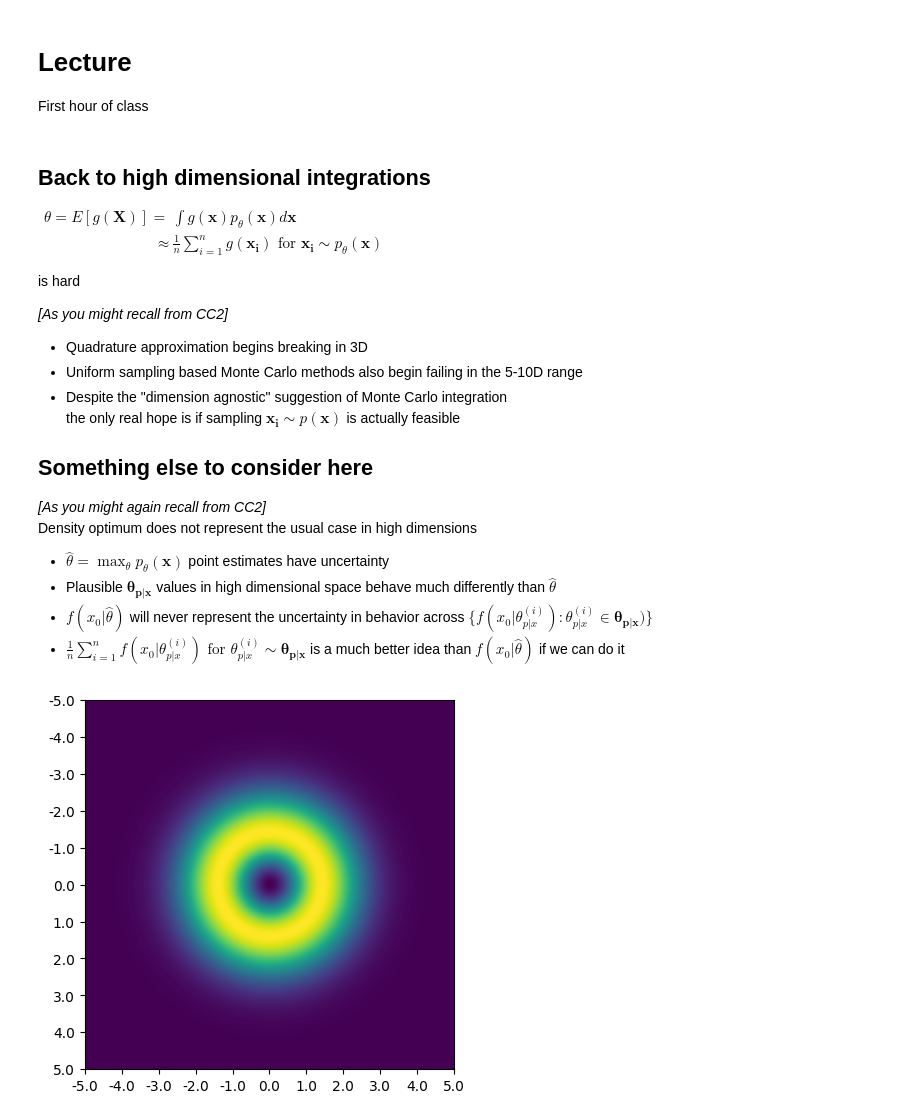
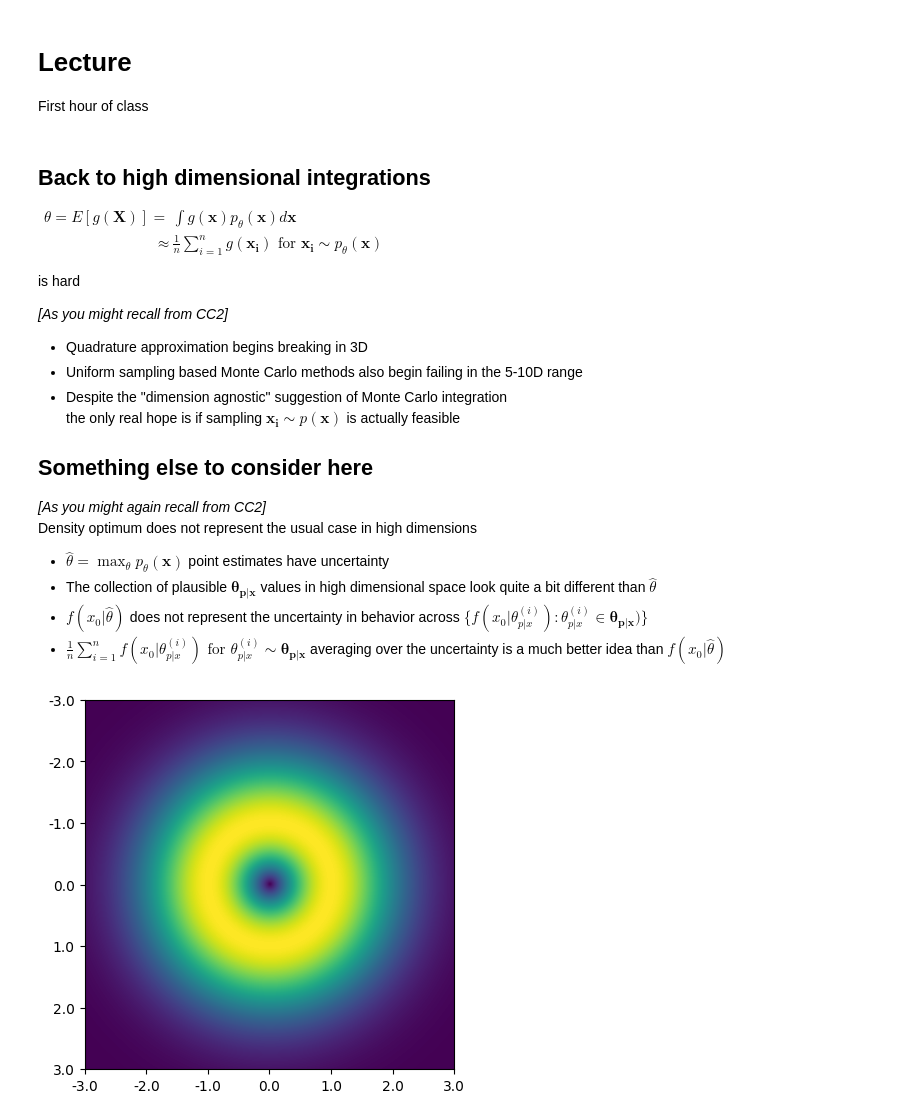
Before and after one commit to pointOfive/STA410_tenfouroverandout, a Jupyter notebook: STA410_Week4_Pre_Lecture_Reading_Etc.ipynb, the cells around one changed output. Cells and saved outputs as stored; diff of their text form; code cells hidden in the pictures.

```diff
--- a/STA410_Week4_Pre_Lecture_Reading_Etc.ipynb
+++ b/STA410_Week4_Pre_Lecture_Reading_Etc.ipynb
@@ -308,19 +308,20 @@ is hard
 Density optimum does not represent the usual case in high dimensions
 
 - $\hat \theta = \max_\theta p_\theta(\mathbf{x})$ point estimates have uncertainty
-- Plausible $\boldsymbol{\theta_{p|x}}$ values in high dimensional space behave much differently than $\hat \theta$
-- $f(x_0|\hat \theta)$ will never represent the uncertainty in behavior across $\{f(x_0|\theta_{p|x}^{(i)}) : \theta_{p|x}^{(i)} \in \boldsymbol{\theta_{p|x}})\}$
-- $\frac{1}{n}\sum_{i=1}^n{f(x_0|\theta_{p|x}^{(i)})} \textrm{ for } \theta_{p|x}^{(i)} \sim \boldsymbol{\theta_{p|x}}$ is a much better idea than $f(x_0|\hat \theta)$ if we can do it
+- The collection of plausible $\boldsymbol{\theta_{p|x}}$ values in high dimensional space look quite a bit different than $\hat \theta$
+- $f(x_0|\hat \theta)$ does not represent the uncertainty in behavior across $\{f(x_0|\theta_{p|x}^{(i)}) : \theta_{p|x}^{(i)} \in \boldsymbol{\theta_{p|x}})\}$
+- $\frac{1}{n}\sum_{i=1}^n{f(x_0|\theta_{p|x}^{(i)})} \textrm{ for } \theta_{p|x}^{(i)} \sim \boldsymbol{\theta_{p|x}}$ averaging over the uncertainty is a much better idea than $f(x_0|\hat \theta)$
 # %%
 import numpy as np
 from scipy import stats
 import matplotlib.pyplot as plt
 # %%
-x_grid = np.linspace(-5,5,1000)
+# Optimal proportional sampling to estimate average distance...
+x_grid = np.linspace(-3,3,1000)
 x,y = np.meshgrid(x_grid,x_grid)
-tmp = (x**2+y**2)*stats.multivariate_normal(mean=[0,0]).pdf(np.array([x.ravel(),y.ravel()]).T).reshape(1000,1000)
+tmp = (x**2+y**2)**.5*stats.multivariate_normal(mean=[0,0]).pdf(np.array([x.ravel(),y.ravel()]).T).reshape(1000,1000)
 plt.imshow(tmp)
-plt.xticks(np.linspace(0,1000,11), np.linspace(-5,5,11)); plt.yticks(np.linspace(0,1000,11), np.linspace(-5,5,11));
+plt.xticks(np.linspace(0,1000,7), np.linspace(-3,3,7)); plt.yticks(np.linspace(0,1000,7), np.linspace(-3,3,7));
 # %% [output]
-[figure, old version]
+[figure, new version]
 # %%
```
Also changed, not shown: parts of 13 cells of this notebook.
